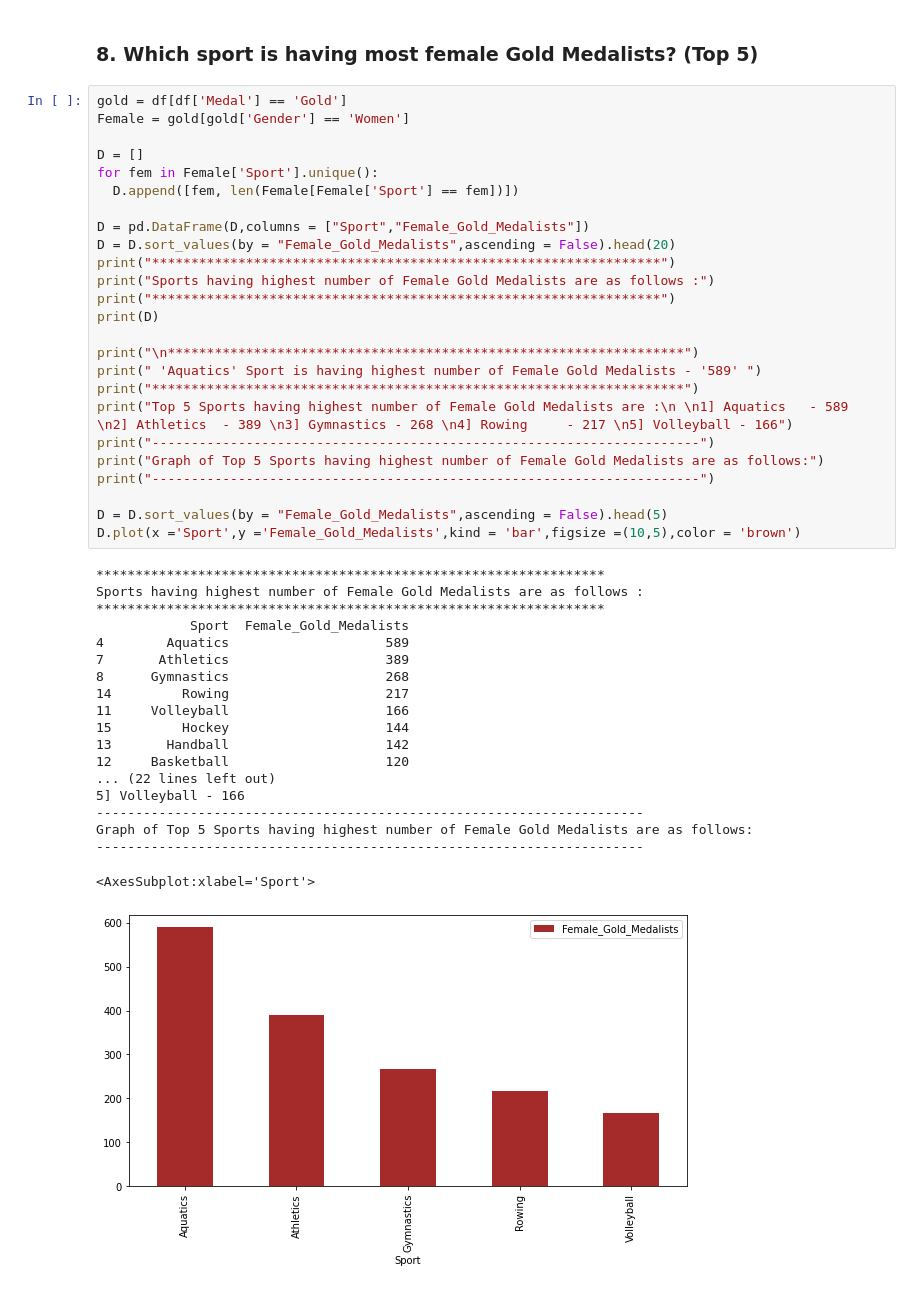
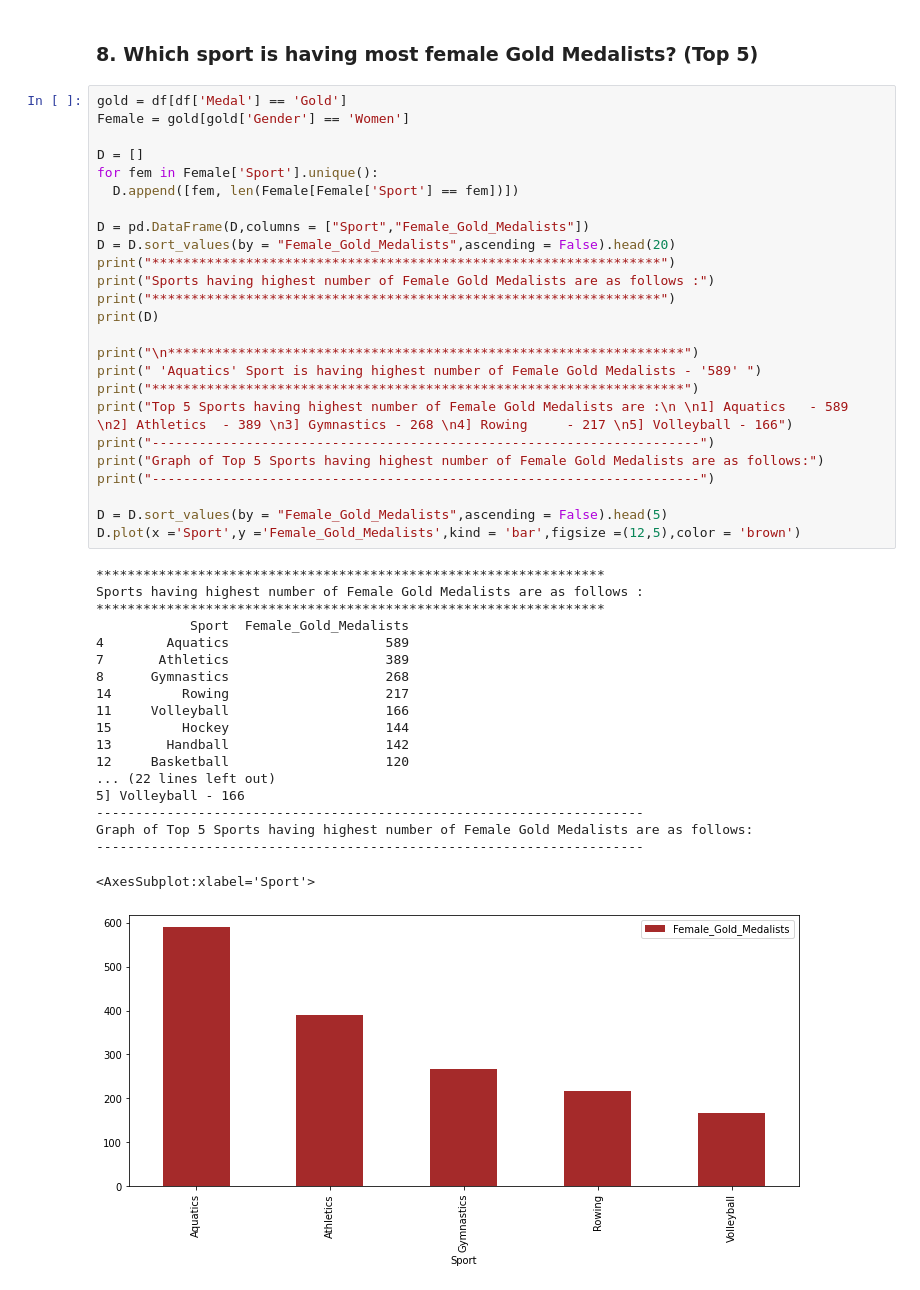
Before and after one commit to Thoshinny-cyber/ETG-Summer_olympics_data_analysis, a Jupyter notebook: Summer.ipynb, the cells around one changed output. Saved outputs shown, nothing was run; the diff lists cells and outputs as text.

```diff
--- a/Summer.ipynb
+++ b/Summer.ipynb
@@ -314,32 +314,32 @@ print("*****************************************************************")
 print(D)
 
 print("\n******************************************************************")
 print(" 'Aquatics' Sport is having highest number of Female Gold Medalists - '589' ")
 print("********************************************************************")
 print("Top 5 Sports having highest number of Female Gold Medalists are :\n \n1] Aquatics   - 589 \n2] Athletics  - 389 \n3] Gymnastics - 268 \n4] Rowing     - 217 \n5] Volleyball - 166")
 print("----------------------------------------------------------------------")
 print("Graph of Top 5 Sports having highest number of Female Gold Medalists are as follows:")
 print("----------------------------------------------------------------------")
 
 D = D.sort_values(by = "Female_Gold_Medalists",ascending = False).head(5)
-D.plot(x ='Sport',y ='Female_Gold_Medalists',kind = 'bar',figsize =(10,5),color = 'brown')
+D.plot(x ='Sport',y ='Female_Gold_Medalists',kind = 'bar',figsize =(12,5),color = 'brown')
 # %% [output]
 *****************************************************************
 Sports having highest number of Female Gold Medalists are as follows :
 *****************************************************************
             Sport  Female_Gold_Medalists
 4        Aquatics                    589
 7       Athletics                    389
 8      Gymnastics                    268
 14         Rowing                    217
 11     Volleyball                    166
 15         Hockey                    144
 13       Handball                    142
 12     Basketball                    120
 ... (22 lines left out)
 5] Volleyball - 166
 ----------------------------------------------------------------------
 Graph of Top 5 Sports having highest number of Female Gold Medalists are as follows:
 ----------------------------------------------------------------------
 <AxesSubplot:xlabel='Sport'>
-[figure, old version]
+[figure, new version]
```
Also changed, not shown: parts of 1 cell of this notebook.
